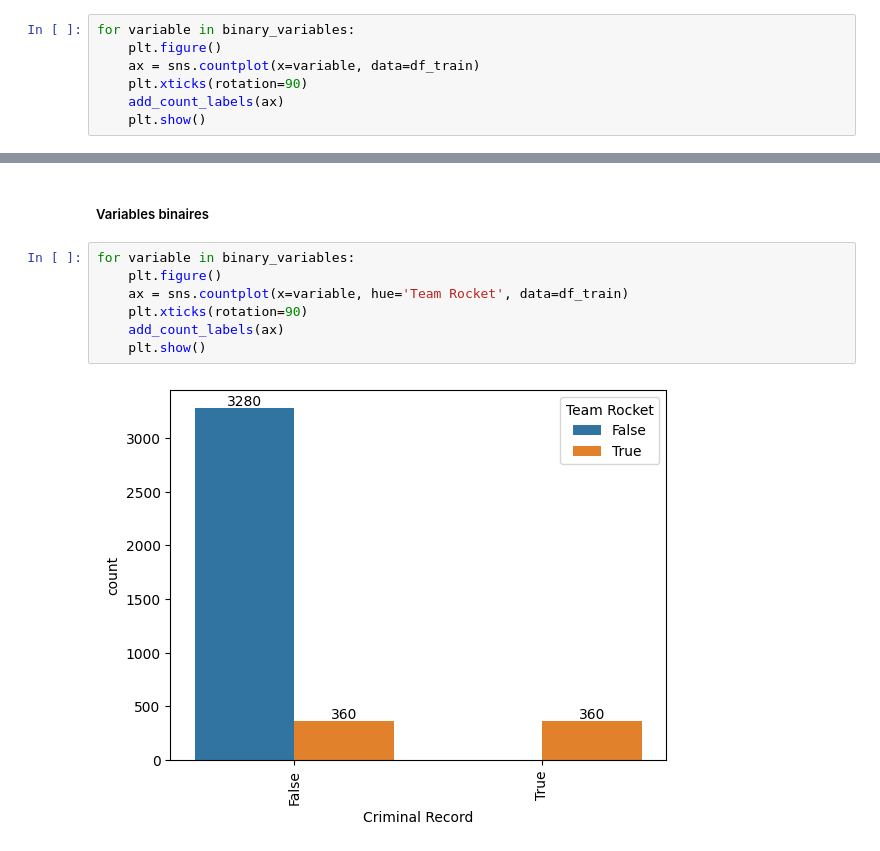
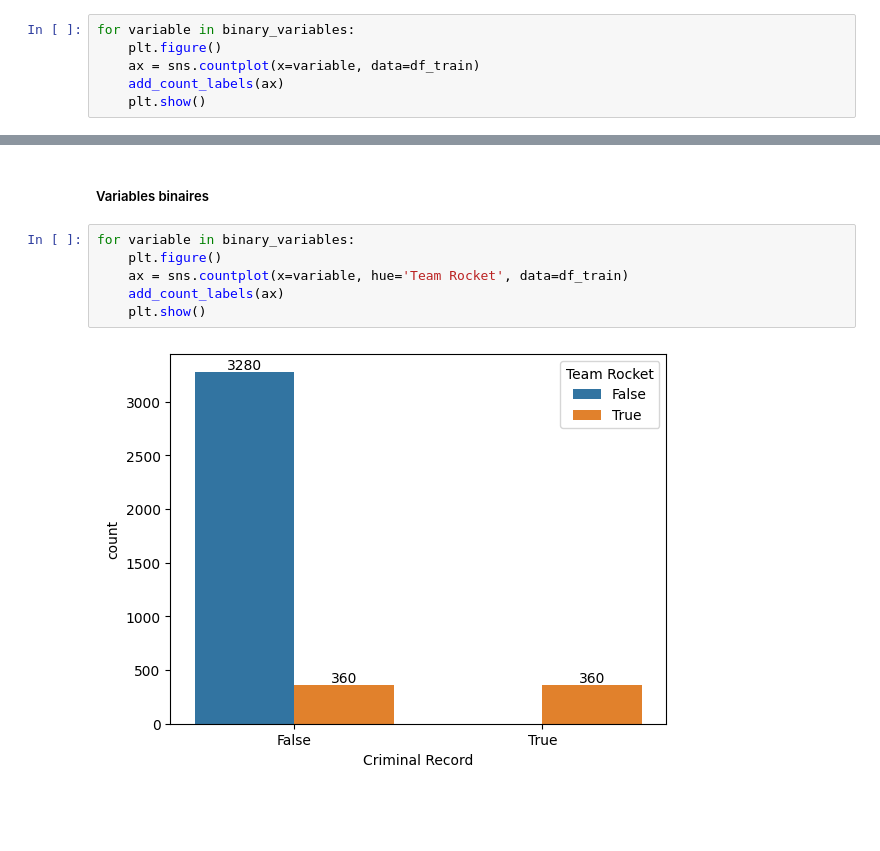
Before and after one commit to ValentinRonsseray/pokemon_dataset, a Jupyter notebook: 01_eda.ipynb, the cells around one changed output, grey strips where cells are left out. Saved outputs shown, nothing was run; the diff lists cells and outputs as text; blank space fills up the shorter version.

```diff
--- a/01_eda.ipynb
+++ b/01_eda.ipynb
@@ -387,7 +387,6 @@ binary_variables = df.select_dtypes(include=["bool"]).columns
 for variable in binary_variables:
     plt.figure()
     ax = sns.countplot(x=variable, data=df_train)
-    plt.xticks(rotation=90)
     add_count_labels(ax)
     plt.show()
 # %% [output]
@@ -432,9 +431,8 @@ for variable in qualitative_variables:
 # %%
 for variable in binary_variables:
     plt.figure()
     ax = sns.countplot(x=variable, hue='Team Rocket', data=df_train)
-    plt.xticks(rotation=90)
     add_count_labels(ax)
     plt.show()
 # %% [output]
-[figure, old version]
+[figure, new version]
```
Also changed, not shown: parts of 4 cells of this notebook.
